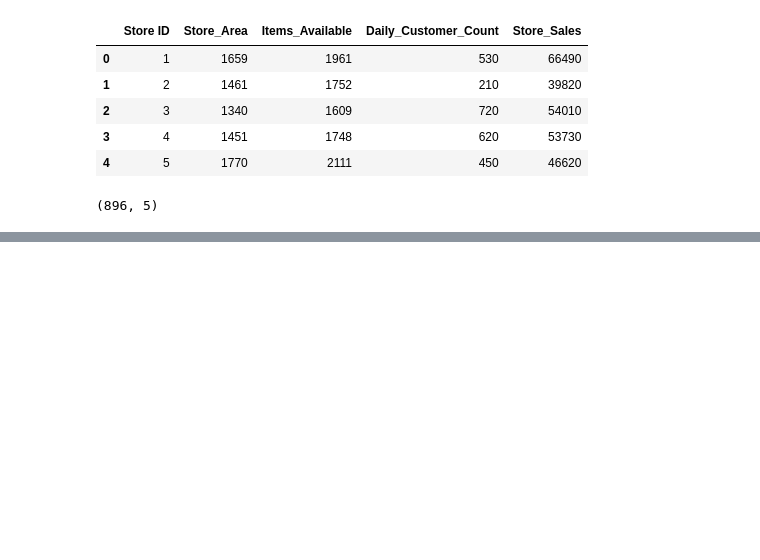
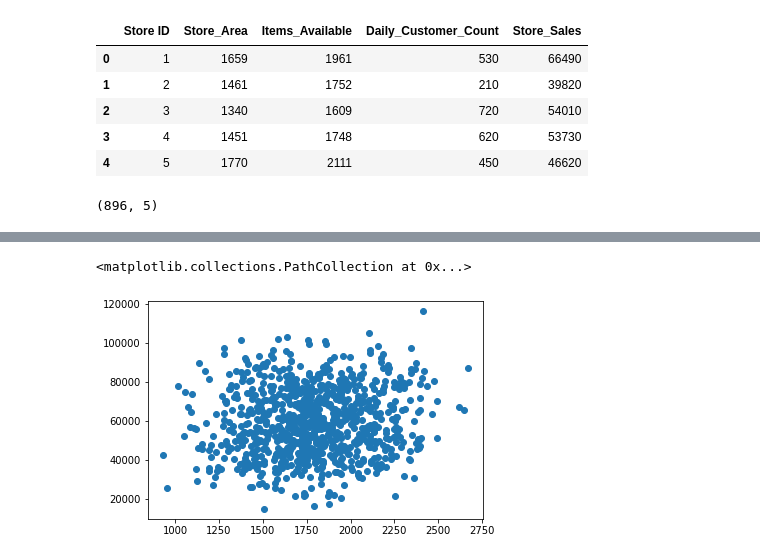
Before and after one commit to nandan-06/Store-sales, a Jupyter notebook: storeSales.ipynb, the cells around one changed output, grey strips where cells are left out. Cells and saved outputs as stored; diff of their text form; code cells hidden in the pictures; blank space fills up the shorter version.

```diff
--- a/storeSales.ipynb
+++ b/storeSales.ipynb
@@ -17,0 +79,5 @@ df.shape
+# %%
+plt.scatter(df['items_available'], df['store_sales'])
+# %% [output]
+<matplotlib.collections.PathCollection at 0x...>
+[figure, added]
```
Also changed, not shown: parts of 10 cells of this notebook.
